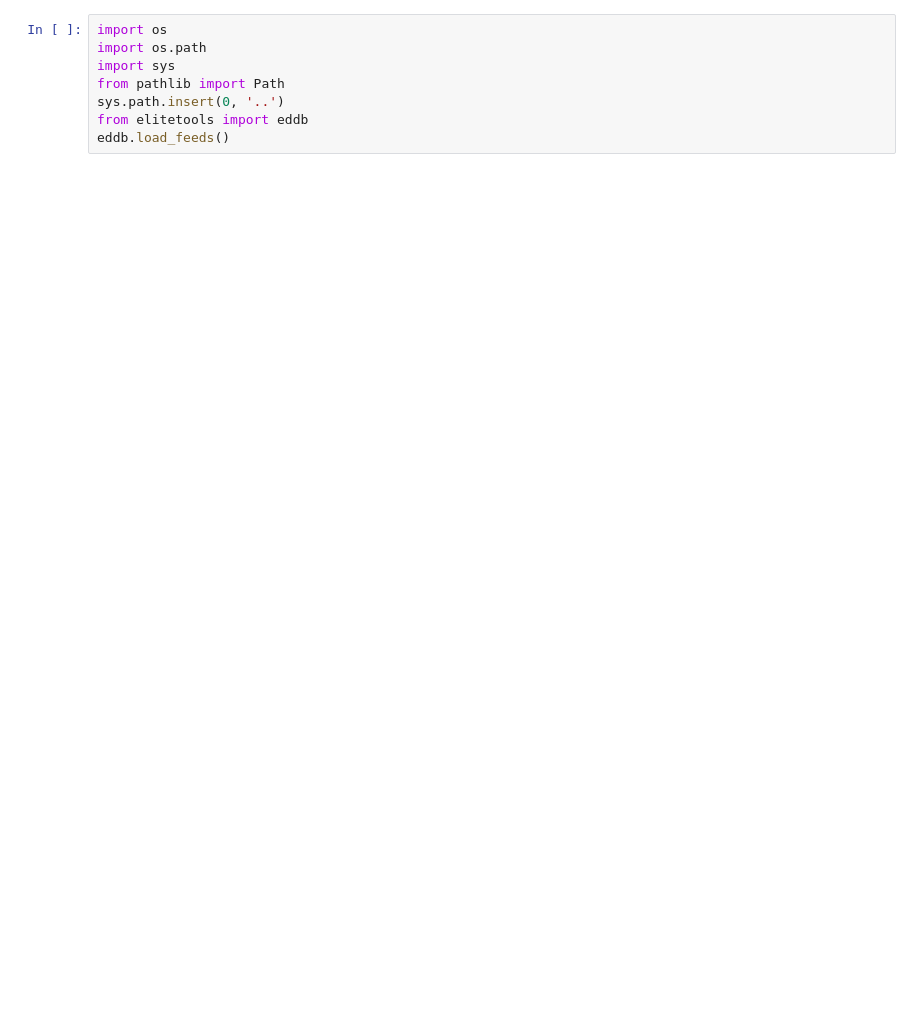
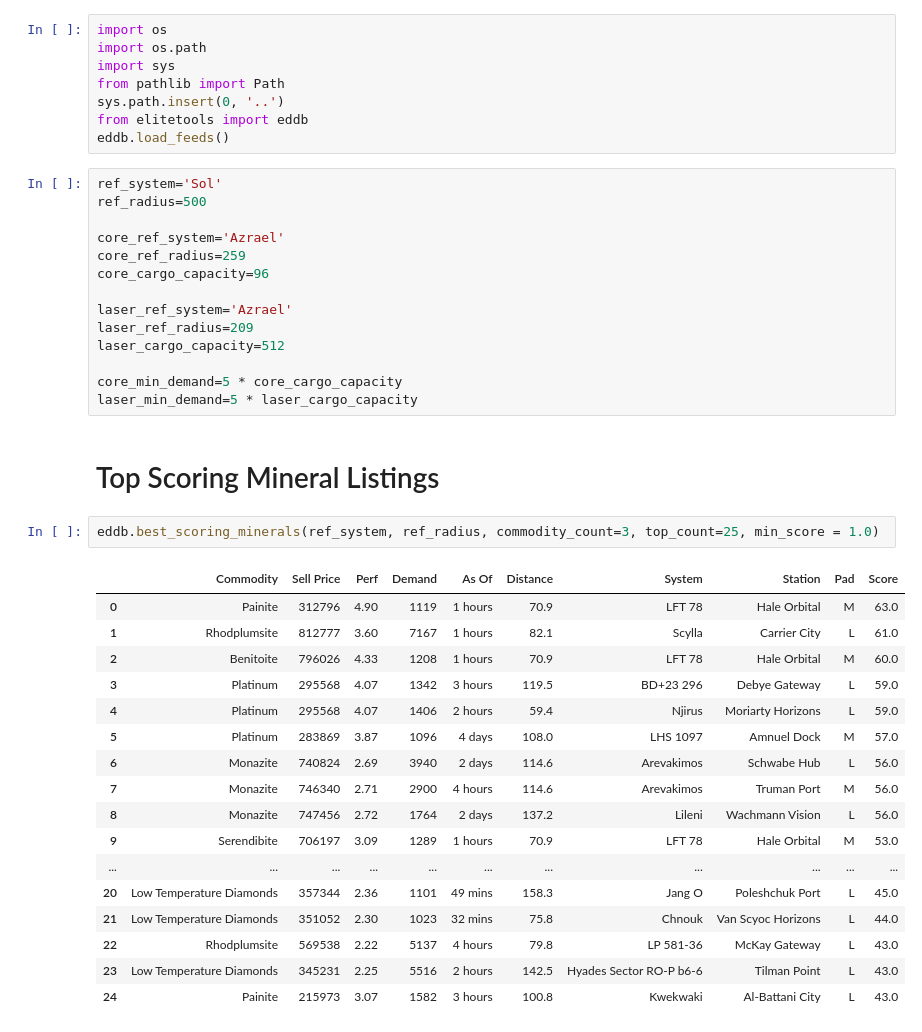
Before and after one commit to kominetz/elite-tools, a Jupyter notebook: notebooks/Daily Minerals Report.ipynb, the cells around one changed output. Saved outputs shown, nothing was run; the diff lists cells and outputs as text; blank space fills up the shorter version.

Commit message:
Added perf-oriented view. Updated mineral lists and reports.

```diff
--- a/notebooks/Daily Minerals Report.ipynb
+++ b/notebooks/Daily Minerals Report.ipynb
@@ -6,3 +6,39 @@ from pathlib import Path
 sys.path.insert(0, '..')
 from elitetools import eddb
 eddb.load_feeds()
+# %%
+ref_system='Sol'
+ref_radius=500
+
+core_ref_system='Azrael'
+core_ref_radius=259
+core_cargo_capacity=96
+
+laser_ref_system='Azrael'
+laser_ref_radius=209
+laser_cargo_capacity=512
+
+core_min_demand=5 * core_cargo_capacity
+laser_min_demand=5 * laser_cargo_capacity
+# %% [markdown]
+# Top Scoring Mineral Listings #
+# %%
+eddb.best_scoring_minerals(ref_system, ref_radius, commodity_count=3, top_count=25, min_score = 1.0)
+# %% [output]
+|  | Commodity | Sell Price | Perf | Demand | As Of | Distance | System | Station | Pad | Score |
+| 0 | Painite | 312796 | 4.90 | 1119 | 1 hours | 70.9 | LFT 78 | Hale Orbital | M | 63.0 |
+| 1 | Rhodplumsite | 812777 | 3.60 | 7167 | 1 hours | 82.1 | Scylla | Carrier City | L | 61.0 |
+| 2 | Benitoite | 796026 | 4.33 | 1208 | 1 hours | 70.9 | LFT 78 | Hale Orbital | M | 60.0 |
+| 3 | Platinum | 295568 | 4.07 | 1342 | 3 hours | 119.5 | BD+23 296 | Debye Gateway | L | 59.0 |
+| 4 | Platinum | 295568 | 4.07 | 1406 | 2 hours | 59.4 | Njirus | Moriarty Horizons | L | 59.0 |
+| 5 | Platinum | 283869 | 3.87 | 1096 | 4 days | 108.0 | LHS 1097 | Amnuel Dock | M | 57.0 |
+| 6 | Monazite | 740824 | 2.69 | 3940 | 2 days | 114.6 | Arevakimos | Schwabe Hub | L | 56.0 |
+| 7 | Monazite | 746340 | 2.71 | 2900 | 4 hours | 114.6 | Arevakimos | Truman Port | M | 56.0 |
+| 8 | Monazite | 747456 | 2.72 | 1764 | 2 days | 137.2 | Lileni | Wachmann Vision | L | 56.0 |
+| 9 | Serendibite | 706197 | 3.09 | 1289 | 1 hours | 70.9 | LFT 78 | Hale Orbital | M | 53.0 |
+| ... | ... | ... | ... | ... | ... | ... | ... | ... | ... | ... |
+| 20 | Low Temperature Diamonds | 357344 | 2.36 | 1101 | 49 mins | 158.3 | Jang O | Poleshchuk Port | L | 45.0 |
+| 21 | Low Temperature Diamonds | 351052 | 2.30 | 1023 | 32 mins | 75.8 | Chnouk | Van Scyoc Horizons | L | 44.0 |
+| 22 | Rhodplumsite | 569538 | 2.22 | 5137 | 4 hours | 79.8 | LP 581-36 | McKay Gateway | L | 43.0 |
+| 23 | Low Temperature Diamonds | 345231 | 2.25 | 5516 | 2 hours | 142.5 | Hyades Sector RO-P b6-6 | Tilman Point | L | 43.0 |
+| 24 | Painite | 215973 | 3.07 | 1582 | 3 hours | 100.8 | Kwekwaki | Al-Battani City | L | 43.0 |
```
Also changed, not shown: parts of 21 cells of this notebook, 3 other files.
